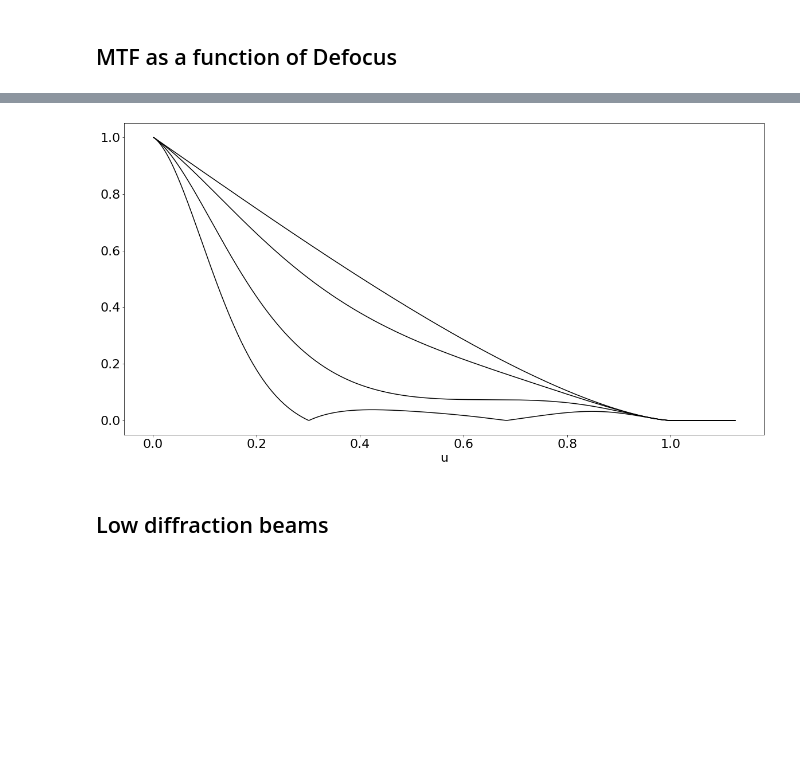
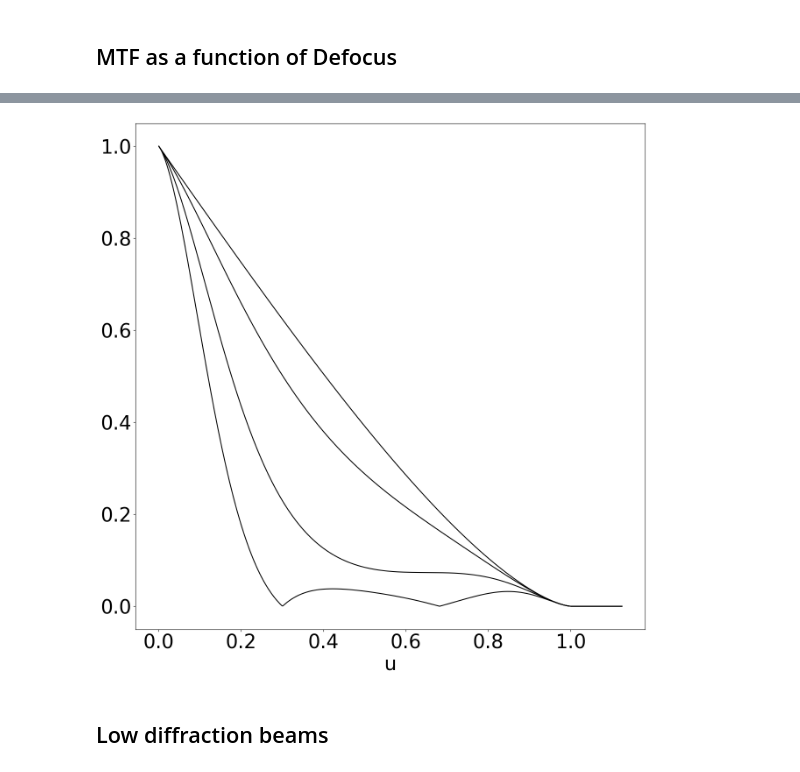
Before and after one commit to djbradyAtOpticalSciencesArizona/computationalImaging, a Jupyter notebook: coherence/focus.ipynb, the cells around one changed output, grey strips where cells are left out. Saved outputs shown, nothing was run; the diff lists cells and outputs as text; code cells hidden in the pictures; blank space fills up the shorter version.

```diff
--- a/coherence/focus.ipynb
+++ b/coherence/focus.ipynb
@@ -12,7 +12,7 @@ import numpy as np
 import matplotlib as mpl
 import matplotlib.pyplot as plt
 %matplotlib inline
-plt.rcParams['figure.figsize'] = [20, 20]
+plt.rcParams['figure.figsize'] = [15, 15]
 plt.rcParams.update({'font.size': 32})
 from google.colab import files
 from scipy.special import jn, jn_zeros
@@ -128,7 +129,7 @@ plt.imshow(impulse, extent=[-X,X,-X,X])
 ## MTF as a function of Defocus
 # %%
 fig, ax =plt.subplots()
-plt.rcParams['figure.figsize'] = [20, 10]
+plt.rcParams['figure.figsize'] = [15, 10]
 u = np.linspace(-2, 2, 2048)
 U, V= np.meshgrid(u,u)
 X=1/(2*(u[1]-u[0]))
@@ -141,34 +142,34 @@ OTF=np.abs(np.fft.fftshift(np.fft.ifft2(impulse)))
 OTF=OTF/np.max(OTF)
 ax.plot(u[1024:1600],OTF[1024,1024:1600], 'k')
 # 1 wave
 w=1
 p=np.exp(2*np.pi*1j*w*(U**2+V**2))*pupil(np.sqrt(U**2+V**2))
 impulse=np.abs(np.fft.fftshift(np.fft.fft2(p)))**2
 OTF=np.abs(np.fft.fftshift(np.fft.ifft2(impulse)))
 OTF=OTF/np.max(OTF)
 ax.plot(u[1024:1600],OTF[1024,1024:1600], 'k')
 # 2 wave
 w=2
 p=np.exp(2*np.pi*1j*w*(U**2+V**2))*pupil(np.sqrt(U**2+V**2))
 impulse=np.abs(np.fft.fftshift(np.fft.fft2(p)))**2
 OTF=np.abs(np.fft.fftshift(np.fft.ifft2(impulse)))
 OTF=OTF/np.max(OTF)
 ax.plot(u[1024:1600],OTF[1024,1024:1600], 'k')
 # 3 wave
 w=3
 p=np.exp(2*np.pi*1j*w*(U**2+V**2))*pupil(np.sqrt(U**2+V**2))
 impulse=np.abs(np.fft.fftshift(np.fft.fft2(p)))**2
 OTF=np.abs(np.fft.fftshift(np.fft.ifft2(impulse)))
 OTF=OTF/np.max(OTF)
 ax.plot(u[1024:1600],OTF[1024,1024:1600], 'k')
 ax.set_xlabel('u')
 fig.show()
 plt.savefig('defocusMTF.pdf')
 files.download('defocusMTF.pdf')
 # %% [output]
 [interactive output not drawn]
 [interactive output not drawn]
-[figure, old version]
+[figure, new version]
 # %% [markdown]
 ## Low diffraction beams
 # %% [markdown]
```
Also changed, not shown: parts of 4 cells of this notebook.
